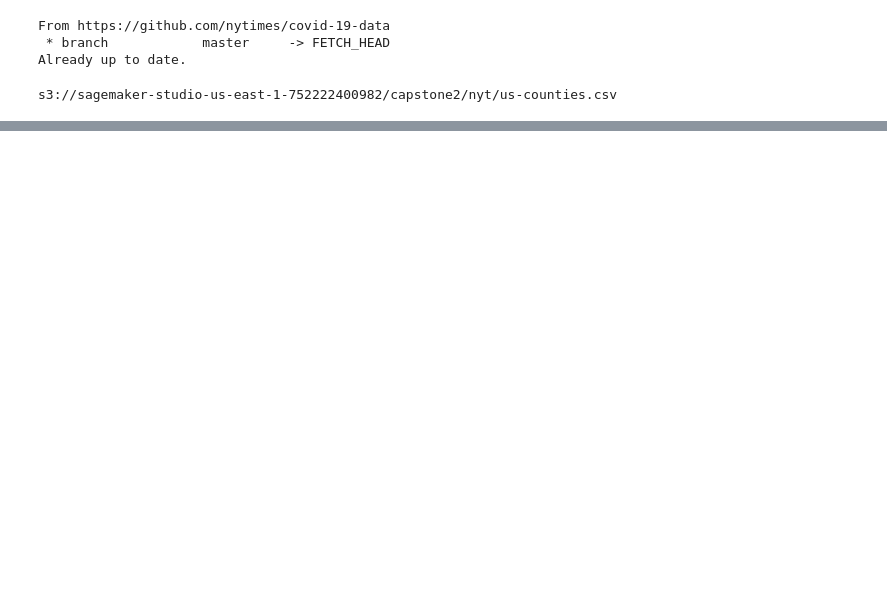
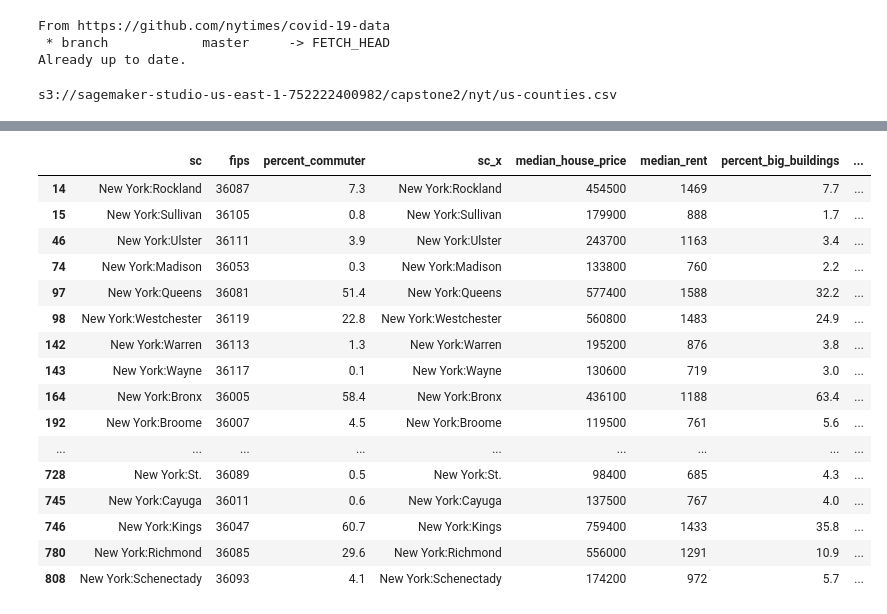
Before and after one commit to ian-branum/predicting-coronavirus, a Jupyter notebook: EDA.ipynb, the cells around one changed output, grey strips where cells are left out. Saved outputs shown, nothing was run; the diff lists cells and outputs as text; code cells hidden in the pictures; blank space fills up the shorter version.

```diff
--- a/EDA.ipynb
+++ b/EDA.ipynb
@@ -1,4 +4,8 @@
 # %%
+%matplotlib inline
+pd.set_option('display.max_columns', 500)
+pd.set_option('display.max_rows', 500)
+
 import pandas as pd
 import numpy as np
 import matplotlib.pyplot as plt
@@ -11,7 +18,7 @@ from IPython.display import display
 from time import strftime, gmtime
 import boto3
 import re
-
+from datetime import datetime
 
 import sagemaker
 from sagemaker import get_execution_role
@@ -24,3 +31,7 @@ from smexperiments.experiment import Experiment
 from smexperiments.trial import Trial
 from smexperiments.trial_component import TrialComponent
 from smexperiments.tracker import Tracker
+
+%cd /root/predicting-coronavirus
+%pip install mpu
+import src.data_import as di
@@ -55,0 +93,11 @@ s3://sagemaker-studio-us-east-1-752222400982/capstone2/nyt/us-counties.csv
+# %%
+hhi = di.extract_hhi()
+edu = di.extract_edu()
+sip = di.extract_sip()
+pubtrans = di.extract_public_transport()
+housing = di.extract_housing()
+election = di.extract_election()
+geo = di.extract_geography()
+# %%
+hhi = di.extract_hhi()
+hhi
@@ -55,0 +118,7 @@ s3://sagemaker-studio-us-east-1-752222400982/capstone2/nyt/us-counties.csv
+# %%
+big_df = pd.merge(hhi, geo, how='inner', left_on=['fips'], right_on=['fips'])
+big_df = pd.merge(edu, big_df, how='inner', left_on=['fips'], right_on=['fips'])
+big_df = pd.merge(housing, big_df, how='inner', left_on=['fips'], right_on=['fips'])
+big_df = pd.merge(pubtrans, big_df, how='inner', left_on=['fips'], right_on=['fips'])
+
+big_df = pd.merge(big_df, sip, how='left', left_on=['state'], right_on=['state'])
@@ -55,0 +154,20 @@ s3://sagemaker-studio-us-east-1-752222400982/capstone2/nyt/us-counties.csv
+# %%
+big_df[big_df['state'] == 'New York'].head(100)
+# %% [output]
+|  | sc | fips | percent_commuter | sc_x | median_house_price | median_rent | percent_big_buildings | ... |
+| 14 | New York:Rockland | 36087 | 7.3 | New York:Rockland | 454500 | 1469 | 7.7 | ... |
+| 15 | New York:Sullivan | 36105 | 0.8 | New York:Sullivan | 179900 | 888 | 1.7 | ... |
+| 46 | New York:Ulster | 36111 | 3.9 | New York:Ulster | 243700 | 1163 | 3.4 | ... |
+| 74 | New York:Madison | 36053 | 0.3 | New York:Madison | 133800 | 760 | 2.2 | ... |
+| 97 | New York:Queens | 36081 | 51.4 | New York:Queens | 577400 | 1588 | 32.2 | ... |
+| 98 | New York:Westchester | 36119 | 22.8 | New York:Westchester | 560800 | 1483 | 24.9 | ... |
+| 142 | New York:Warren | 36113 | 1.3 | New York:Warren | 195200 | 876 | 3.8 | ... |
+| 143 | New York:Wayne | 36117 | 0.1 | New York:Wayne | 130600 | 719 | 3.0 | ... |
+| 164 | New York:Bronx | 36005 | 58.4 | New York:Bronx | 436100 | 1188 | 63.4 | ... |
+| 192 | New York:Broome | 36007 | 4.5 | New York:Broome | 119500 | 761 | 5.6 | ... |
+| ... | ... | ... | ... | ... | ... | ... | ... | ... |
+| 728 | New York:St. | 36089 | 0.5 | New York:St. | 98400 | 685 | 4.3 | ... |
+| 745 | New York:Cayuga | 36011 | 0.6 | New York:Cayuga | 137500 | 767 | 4.0 | ... |
+| 746 | New York:Kings | 36047 | 60.7 | New York:Kings | 759400 | 1433 | 35.8 | ... |
+| 780 | New York:Richmond | 36085 | 29.6 | New York:Richmond | 556000 | 1291 | 10.9 | ... |
+| 808 | New York:Schenectady | 36093 | 4.1 | New York:Schenectady | 174200 | 972 | 5.7 | ... |
```
Also changed, not shown: parts of 9 cells of this notebook, 1 other file.
